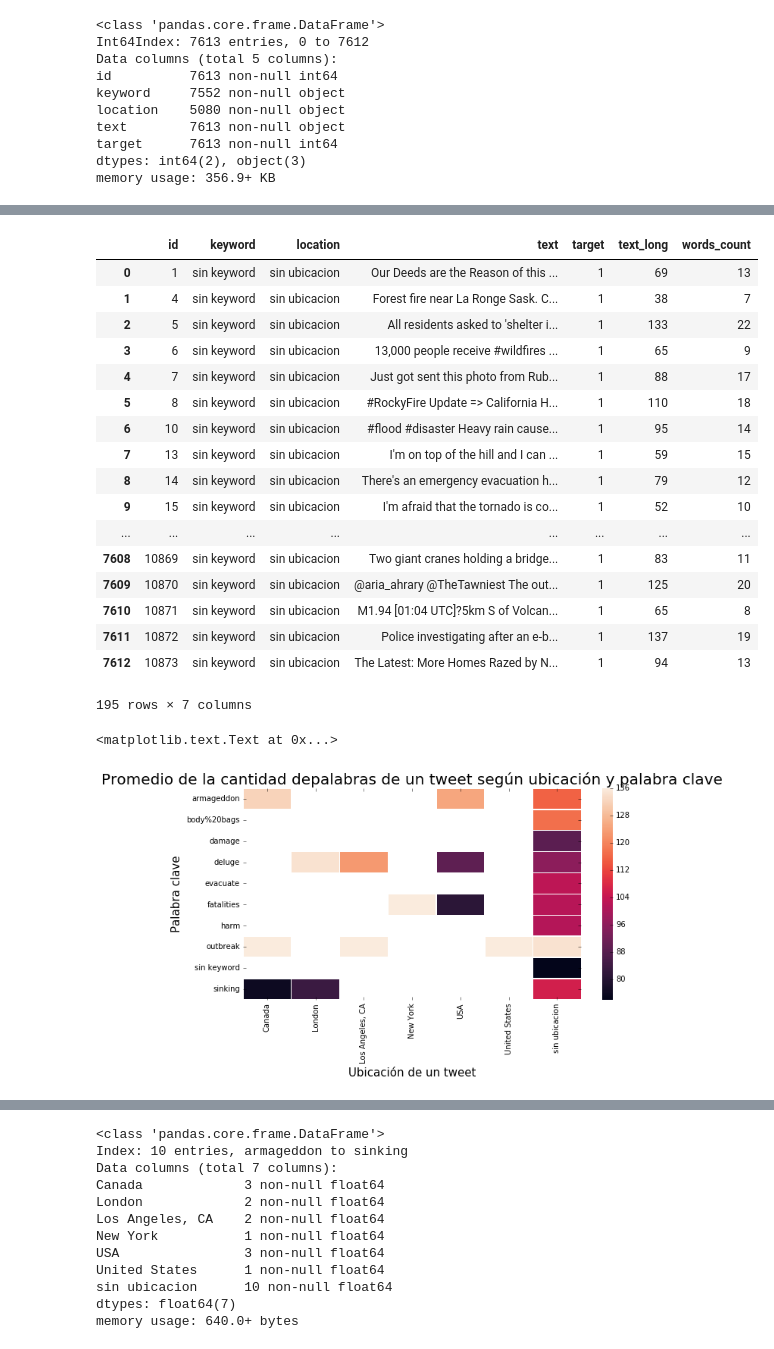
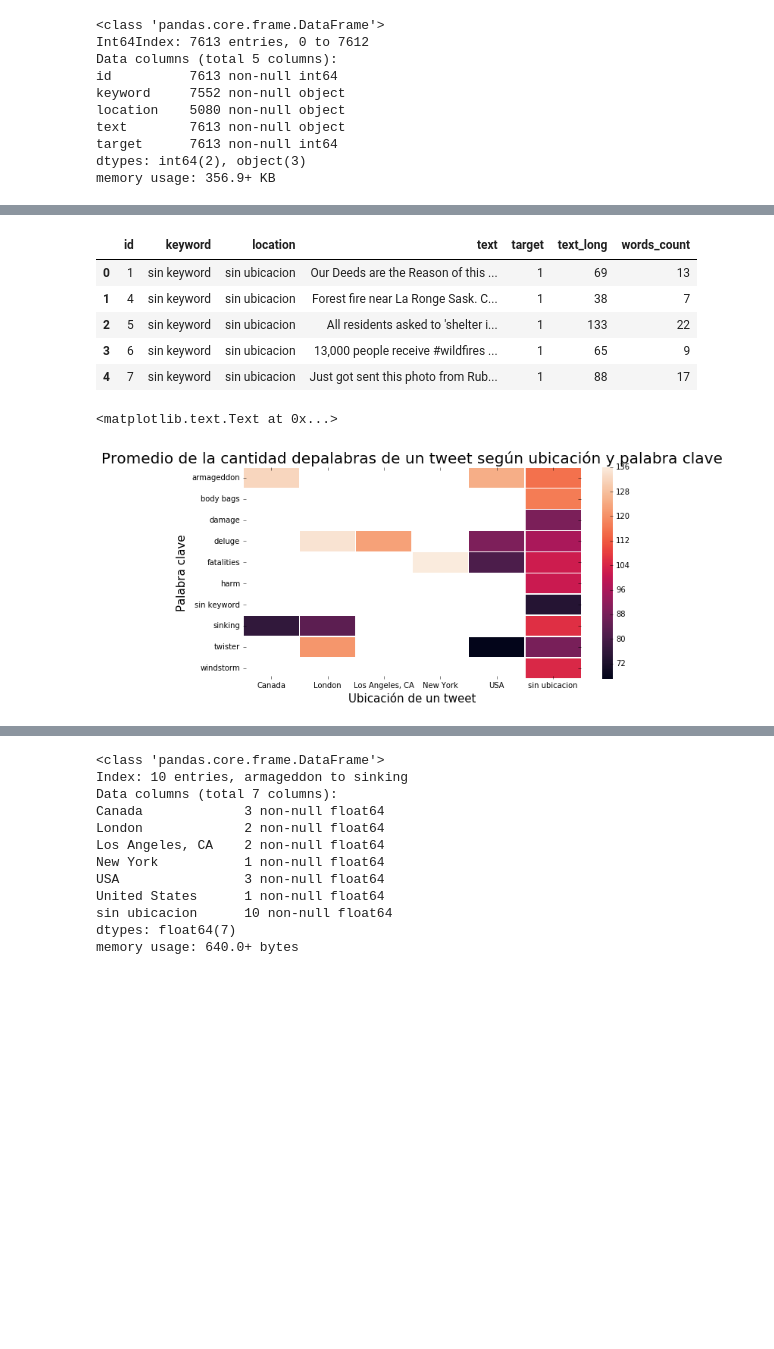
Before and after one commit to gastonfiuba/TP1Orga, a Jupyter notebook: TP1_Orga_De_Datos/VisualizacionHeatMap.ipynb, the cells around one changed output, grey strips where cells are left out. Drawn from its saved outputs; the diff is of its cells as text; code cells hidden in the pictures; blank space fills up the shorter version.

```diff
--- a/TP1_Orga_De_Datos/VisualizacionHeatMap.ipynb
+++ b/TP1_Orga_De_Datos/VisualizacionHeatMap.ipynb
@@ -25,6 +25,10 @@ tweets['location'] = tweets['location'].fillna('sin ubicacion')
 tweets['keyword'] = tweets['keyword'].fillna('sin keyword')
 # %%
 tweets['words_count'] = tweets['text'].apply(lambda x: len(x.split(' ')))
+# %%
+tweets['keyword'] = tweets['keyword'].str.replace('%20', ' ')
+# %%
+tweets['location'] = tweets['location'].replace({'United States':'USA'})
 # %%
 ##Me quedo con las 10 ubicaciones con la mayor cantidad de tweets
 location = tweets['location'].value_counts().head(10).reset_index()
@@ -76,26 +80,14 @@ ax.set_ylabel("Palabra clave",fontsize=15)
 # %%
 heat_map2 = tweets_filter.groupby(['keyword','location']).agg({'text_long':'mean'}).reset_index()
 # %%
-tweets_filter
+tweets_filter.head()
 # %% [output]
 |  | id | keyword | location | text | target | text_long | words_count |
 | 0 | 1 | sin keyword | sin ubicacion | Our Deeds are the Reason of this ... | 1 | 69 | 13 |
 | 1 | 4 | sin keyword | sin ubicacion | Forest fire near La Ronge Sask. C... | 1 | 38 | 7 |
 | 2 | 5 | sin keyword | sin ubicacion | All residents asked to 'shelter i... | 1 | 133 | 22 |
 | 3 | 6 | sin keyword | sin ubicacion | 13,000 people receive #wildfires ... | 1 | 65 | 9 |
 | 4 | 7 | sin keyword | sin ubicacion | Just got sent this photo from Rub... | 1 | 88 | 17 |
-| 5 | 8 | sin keyword | sin ubicacion | #RockyFire Update => California H... | 1 | 110 | 18 |
-| 6 | 10 | sin keyword | sin ubicacion | #flood #disaster Heavy rain cause... | 1 | 95 | 14 |
-| 7 | 13 | sin keyword | sin ubicacion | I'm on top of the hill and I can ... | 1 | 59 | 15 |
-| 8 | 14 | sin keyword | sin ubicacion | There's an emergency evacuation h... | 1 | 79 | 12 |
-| 9 | 15 | sin keyword | sin ubicacion | I'm afraid that the tornado is co... | 1 | 52 | 10 |
-| ... | ... | ... | ... | ... | ... | ... | ... |
-| 7608 | 10869 | sin keyword | sin ubicacion | Two giant cranes holding a bridge... | 1 | 83 | 11 |
-| 7609 | 10870 | sin keyword | sin ubicacion | @aria_ahrary @TheTawniest The out... | 1 | 125 | 20 |
-| 7610 | 10871 | sin keyword | sin ubicacion | M1.94 [01:04 UTC]?5km S of Volcan... | 1 | 65 | 8 |
-| 7611 | 10872 | sin keyword | sin ubicacion | Police investigating after an e-b... | 1 | 137 | 19 |
-| 7612 | 10873 | sin keyword | sin ubicacion | The Latest: More Homes Razed by N... | 1 | 94 | 13 |
-195 rows × 7 columns
 # %%
 fig, ax = plt.subplots(figsize=(10,5))
 heat_map2 = heat_map2.pivot("keyword", "location", "text_long")
@@ -105,7 +97,7 @@ ax2.set_xlabel("Ubicación de un tweet",fontsize=15)
 ax2.set_ylabel("Palabra clave",fontsize=15)
 # %% [output]
 <matplotlib.text.Text at 0x...>
-[figure, old version]
+[figure, new version]
 # %%
 heat_map3 = tweets_filter.groupby(['keyword','location']).agg({'words_count':'mean'}).reset_index()
 # %%
```
Also changed, not shown: parts of 6 cells of this notebook.
